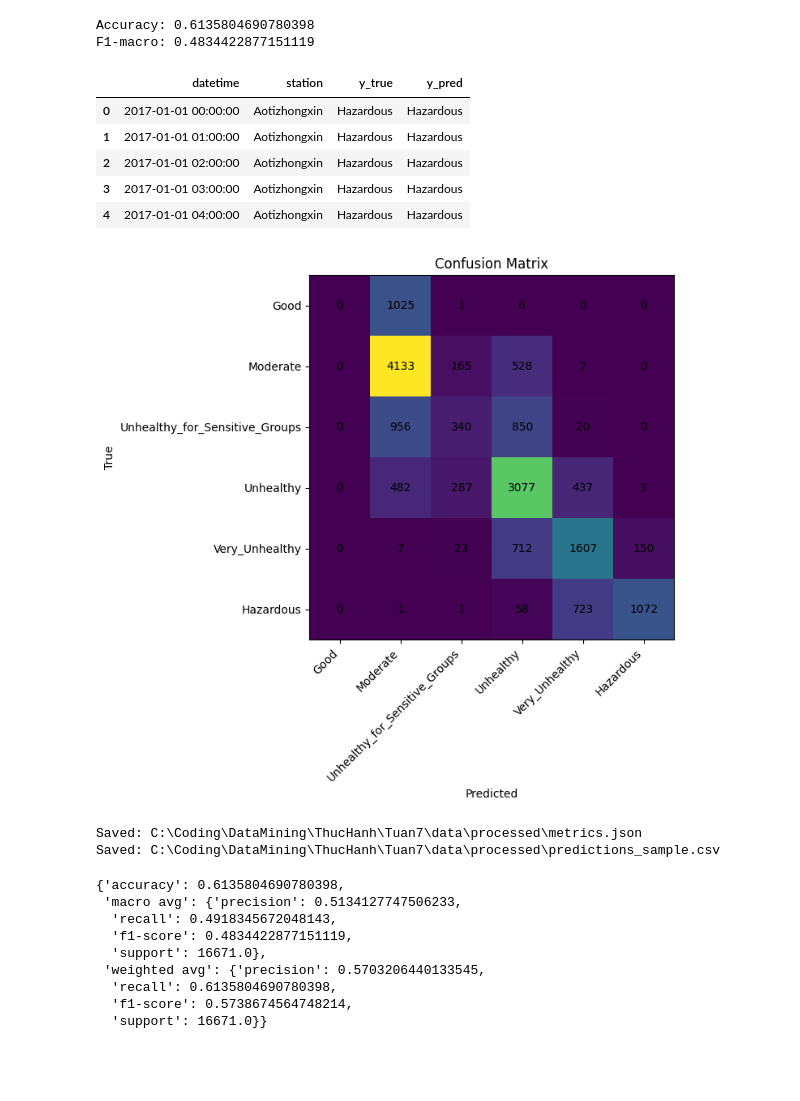
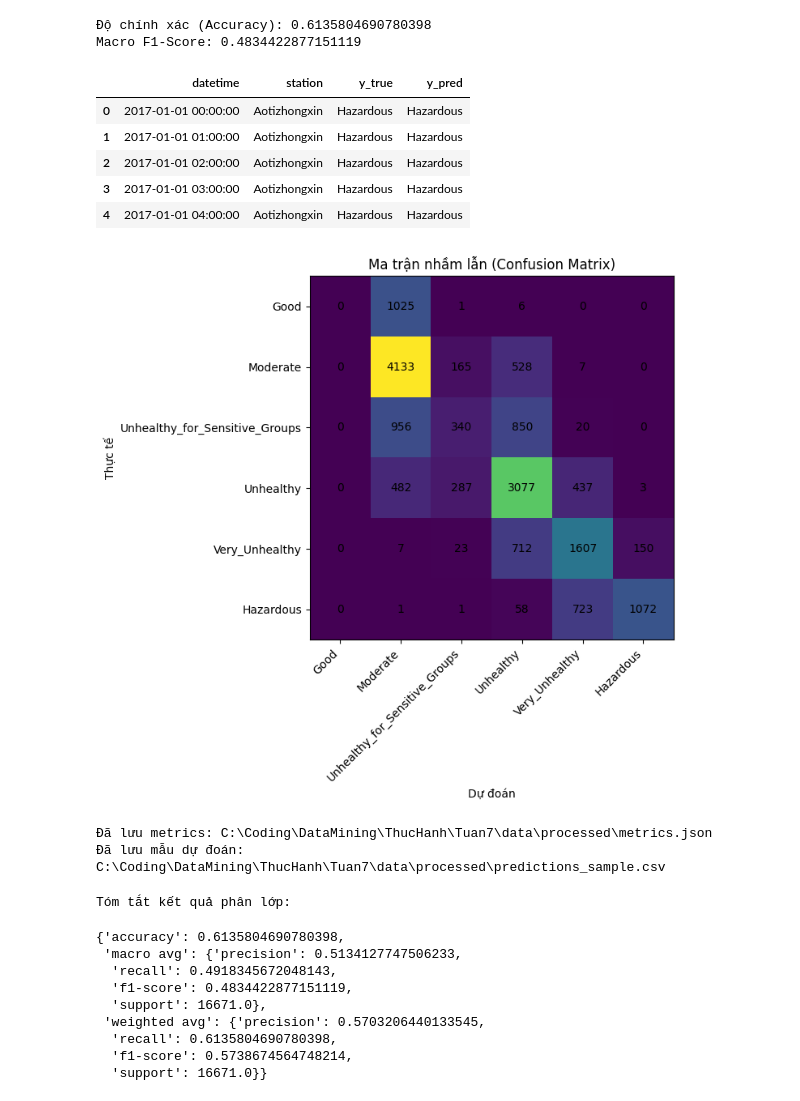
Before and after one commit to NguyenHoangAnh1771040002/Nhom12_Tuan7, a Jupyter notebook: notebooks/runs/classification_modelling_run.ipynb, the cells around one changed output. Drawn from its saved outputs; the diff is of its cells as text; code cells hidden in the pictures; blank space fills up the shorter version.

```diff
--- a/notebooks/runs/classification_modelling_run.ipynb
+++ b/notebooks/runs/classification_modelling_run.ipynb
@@ -49,14 +51,15 @@ test date range: 2017-01-01 00:00:00 -> 2017-02-28 23:00:00
 # %%
+# Huấn luyện mô hình phân lớp
 out = train_classifier(train_df, test_df, target_col='aqi_class')
 metrics = out['metrics']
 pred_df = out['pred_df']
 
-print('Accuracy:', metrics['accuracy'])
-print('F1-macro:', metrics['f1_macro'])
+print('Độ chính xác (Accuracy):', metrics['accuracy'])
+print('Macro F1-Score:', metrics['f1_macro'])
 pred_df.head()
 # %% [output]
-Accuracy: 0.6135804690780398
-F1-macro: 0.4834422877151119
+Độ chính xác (Accuracy): 0.6135804690780398
+Macro F1-Score: 0.4834422877151119
 |  | datetime | station | y_true | y_pred |
 | 0 | 2017-01-01 00:00:00 | Aotizhongxin | Hazardous | Hazardous |
 | 1 | 2017-01-01 01:00:00 | Aotizhongxin | Hazardous | Hazardous |
@@ -64,49 +67,51 @@ F1-macro: 0.4834422877151119
 | 3 | 2017-01-01 03:00:00 | Aotizhongxin | Hazardous | Hazardous |
 | 4 | 2017-01-01 04:00:00 | Aotizhongxin | Hazardous | Hazardous |
 # %%
-# Confusion matrix plot
+# Vẽ ma trận nhầm lẫn (Confusion Matrix)
 cm = np.array(metrics['confusion_matrix'])
 labels = metrics['labels']
 
 plt.figure(figsize=(9, 7))
 plt.imshow(cm)
-plt.title('Confusion Matrix')
+plt.title('Ma trận nhầm lẫn (Confusion Matrix)')
 plt.xticks(range(len(labels)), labels, rotation=45, ha='right')
 plt.yticks(range(len(labels)), labels)
-plt.xlabel('Predicted')
-plt.ylabel('True')
+plt.xlabel('Dự đoán')
+plt.ylabel('Thực tế')
 
 for i in range(cm.shape[0]):
     for j in range(cm.shape[1]):
         plt.text(j, i, str(int(cm[i, j])), ha='center', va='center')
 
 plt.tight_layout()
 plt.show()
 # %% [output]
-[figure, old version]
+[figure, new version]
 # %%
-# Lưu metrics + sample prediction
+# Lưu metrics và mẫu dự đoán
 with open(metrics_path, 'w', encoding='utf-8') as f:
     json.dump(metrics, f, ensure_ascii=False, indent=2)
 
 pred_df.head(5000).to_csv(pred_path, index=False)
-print('Saved:', metrics_path)
-print('Saved:', pred_path)
+print('Đã lưu metrics:', metrics_path)
+print('Đã lưu mẫu dự đoán:', pred_path)
 # %% [output]
-Saved: C:\Coding\DataMining\ThucHanh\Tuan7\data\processed\metrics.json
-Saved: C:\Coding\DataMining\ThucHanh\Tuan7\data\processed\predictions_sample.csv
+Đã lưu metrics: C:\Coding\DataMining\ThucHanh\Tuan7\data\processed\metrics.json
+Đã lưu mẫu dự đoán: C:\Coding\DataMining\ThucHanh\Tuan7\data\processed\predictions_sample.csv
 # %%
-# In classification report (rút gọn)
+# Hiển thị báo cáo phân lớp (tóm tắt)
 report = metrics['report']
 summary = {k: report[k] for k in ['accuracy', 'macro avg', 'weighted avg'] if k in report}
+print('Tóm tắt kết quả phân lớp:')
 summary
 # %% [output]
-{'accuracy': 0.6135804690780398,
- 'macro avg': {'precision': 0.5134127747506233,
-  'recall': 0.4918345672048143,
-  'f1-score': 0.4834422877151119,
-  'support': 16671.0},
- 'weighted avg': {'precision': 0.5703206440133545,
-  'recall': 0.6135804690780398,
-  'f1-score': 0.5738674564748214,
-  'support': 16671.0}}
+Tóm tắt kết quả phân lớp:
+{'accuracy': 0.6135804690780398,
+ 'macro avg': {'precision': 0.5134127747506233,
+  'recall': 0.4918345672048143,
+  'f1-score': 0.4834422877151119,
+  'support': 16671.0},
+ 'weighted avg': {'precision': 0.5703206440133545,
+  'recall': 0.6135804690780398,
+  'f1-score': 0.5738674564748214,
+  'support': 16671.0}}
```
Also changed, not shown: parts of 6 cells of this notebook, 8 other files.
